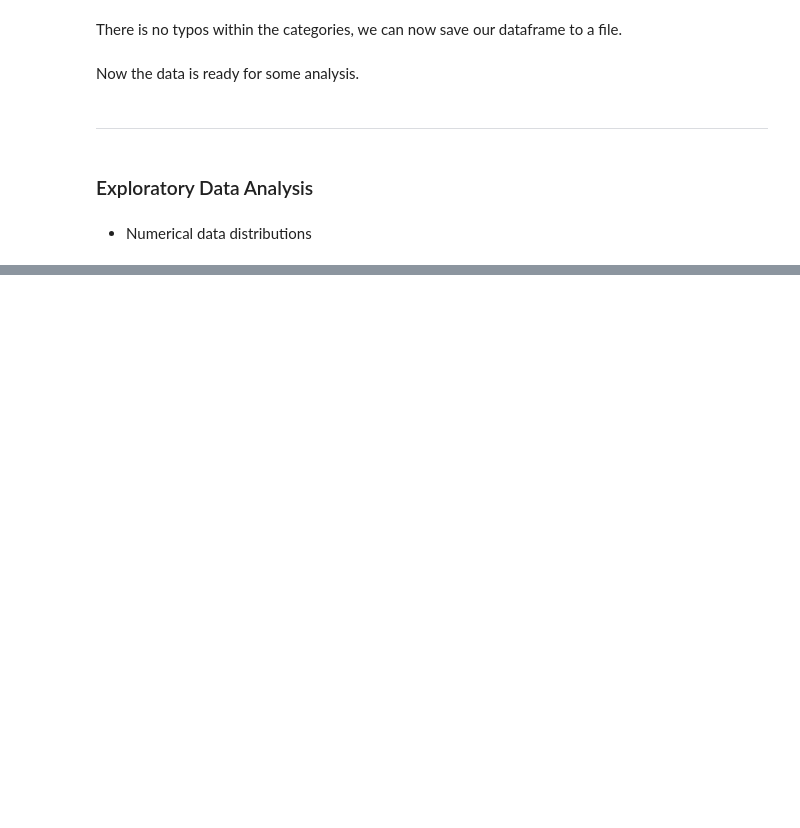
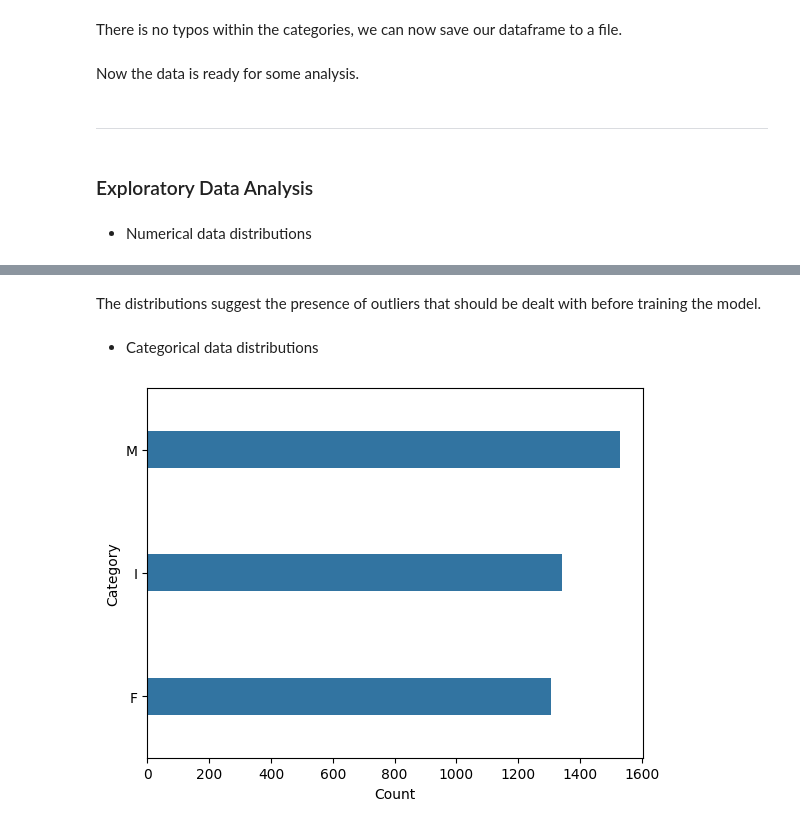
Before and after one commit to NabilAouidad/Abalone-Age-Prediction, a Jupyter notebook: Introduction and EDA.ipynb, the cells around one changed output, grey strips where cells are left out. Drawn from its saved outputs; the diff is of its cells as text; code cells hidden in the pictures; blank space fills up the shorter version.

Commit message:
Data relationship

```diff
--- a/Introduction and EDA.ipynb
+++ b/Introduction and EDA.ipynb
@@ -163,0 +167,11 @@ plt.show()
+# %% [markdown]
+The distributions suggest the presence of outliers that should be dealt with before training the model.
+# %% [markdown]
+* Categorical data distributions
+# %%
+sns.barplot(x = abalone_df["Sex"].value_counts().values, y = abalone_df["Sex"].value_counts().index, width = 0.3)
+plt.xlabel("Count")
+plt.ylabel("Category")
+plt.show()
+# %% [output]
+[figure, added]
```
Also changed, not shown: parts of 6 cells of this notebook.
